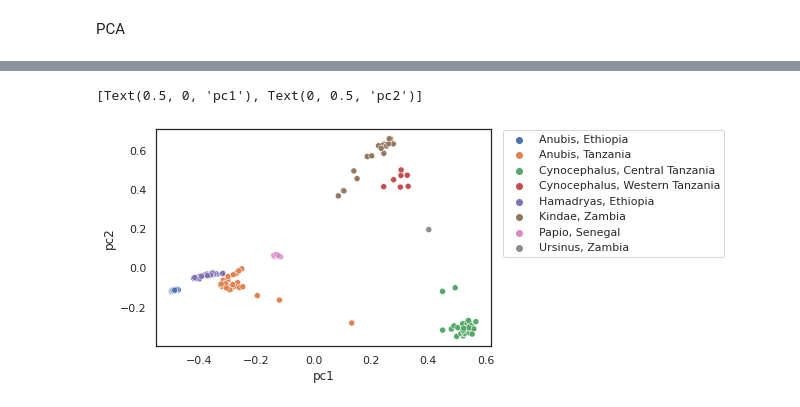
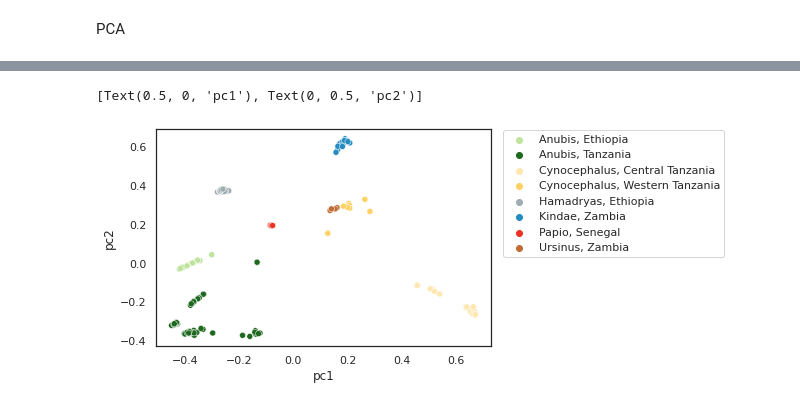
Before and after one commit to erikfogh/baboon_analysis, a Jupyter notebook: notebooks/paint02_heatmap_and_PCA.ipynb, the cells around one changed output, grey strips where cells are left out. Saved outputs shown, nothing was run; the diff lists cells and outputs as text; code cells hidden in the pictures.

Commit message:
Ancestry analysis

```diff
--- a/notebooks/paint02_heatmap_and_PCA.ipynb
+++ b/notebooks/paint02_heatmap_and_PCA.ipynb
@@ -21,12 +21,15 @@ sns.set_context("notebook")
 # %% [markdown]
 Reading the data
 # %%
-chunkcounts_path = "/home/eriks/baboondiversity/people/eriks/baboon_first_analysis/steps/fs/chrX_run_linked_hap.chunkcounts.out"
+chunkcounts_path = "/home/eriks/baboondiversity/people/eriks/baboon_first_analysis/steps/fs/all_autosomes_linked.chunkcounts.out"
 metadata_path = "../data/Papio_metadata_with_clustering.txt"
 chunkcounts = pd.read_csv(chunkcounts_path, sep=" ", header = 1, index_col=0)
 metadata_samples = pd.read_csv(metadata_path, sep =" ")
 # %% [markdown]
 Altering to match naming, and subset the metadata
+# %%
+metadata_samples["PGDP_ID"] = ["Sci_"+x if (x[0] != "P" and x[0] != "S")
+                    else x for x in metadata_samples.PGDP_ID]
 # %%
 in_df = metadata_samples.loc[metadata_samples["PGDP_ID"].isin(chunkcounts.index)]
 # %%
@@ -54,7 +57,7 @@ array(['PD_0729', 'PD_0728', 'PD_0742', 'PD_0741', 'PD_0740', 'PD_0739',
 # %%
 sorted_chunks = chunkcounts.reindex(sorted_origin["PGDP_ID"])
 sorted_chunks = sorted_chunks.reindex(columns=sorted_origin["PGDP_ID"])
-sorted_chunks = sorted_chunks.set_index([])
+#sorted_chunks = sorted_chunks.set_index([])
 # %% [markdown]
 Color palette
 # %%
@@ -206,2 +210,12 @@ print(pca.explained_variance_)
 # %%
 merged_chunk_meta = pd.merge(sorted_chunks, in_df, on="PGDP_ID")
+# %%
+mycols = sns.color_palette(["#BEE39C", "#1F681F", "#FFE7AF",
+                            "#FFD062", "#9EADB2", "#258CC1", "#EA3324", "#C06D34"])
+name_order = sorted(merged_chunk_meta.C_origin.unique())
+color_dir = {}
+for i in range(len(name_order)):
+    color_dir[name_order[i]] = mycols[i]
+# This order of color is based on the alphabetical ordering of the 14 clusters
+mycols_cmap = ListedColormap(mycols.as_hex())
+mycols
@@ -208,8 +246,8 @@ merged_chunk_meta = pd.merge(sorted_chunks, in_df, on="PGDP_ID")
 # %%
 pcx, pcy = 0, 1
-g = sns.scatterplot(x=projection[:,pcx], y=projection[:,pcy], hue=merged_chunk_meta["C_origin"])
+g = sns.scatterplot(x=projection[:,pcx], y=projection[:,pcy], hue=merged_chunk_meta["C_origin"], palette=color_dir)
 g.legend(bbox_to_anchor=(1.02, 1.02))
 g.set(xlabel="pc{}".format(pcx+1), ylabel="pc{}".format(pcy+1))
 # %% [output]
 [Text(0.5, 0, 'pc1'), Text(0, 0.5, 'pc2')]
-[figure, old version]
+[figure, new version]
```
Also changed, not shown: parts of 19 cells of this notebook, 17 other files.
